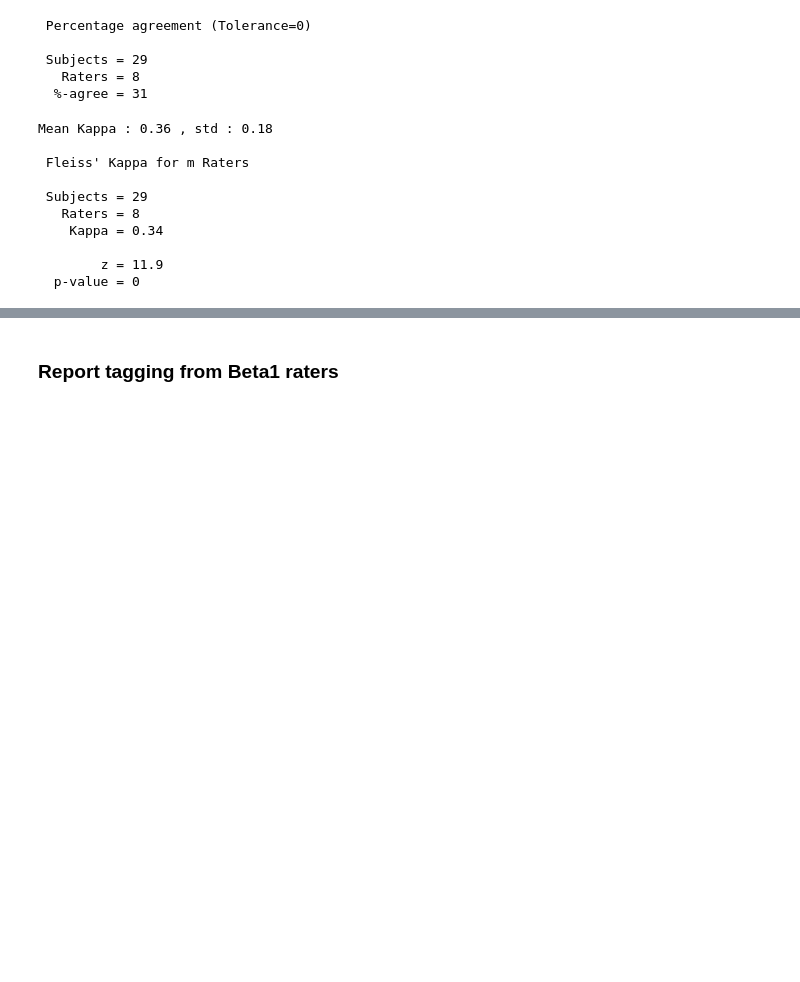
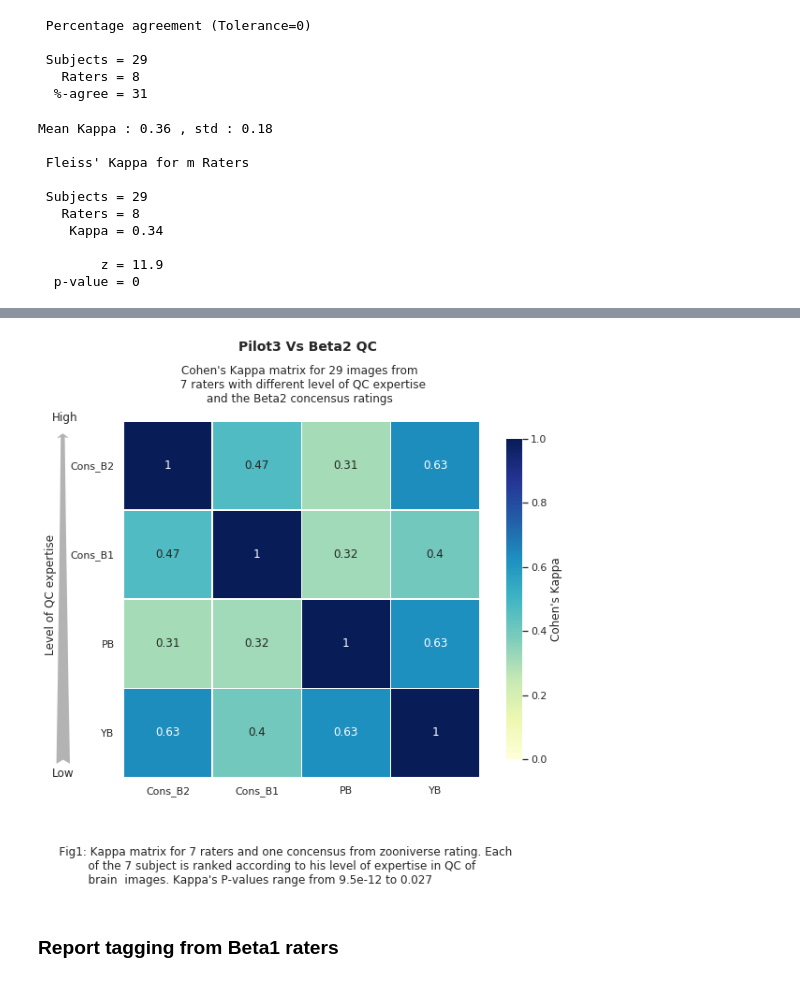
Before and after one commit to SIMEXP/brain_match, a Jupyter notebook: notebooks/Beta2_zooniverse_QC_results.ipynb, the cells around one changed output, grey strips where cells are left out. Saved outputs shown, nothing was run; the diff lists cells and outputs as text; code cells hidden in the pictures; blank space fills up the shorter version.

```diff
--- a/notebooks/Beta2_zooniverse_QC_results.ipynb
+++ b/notebooks/Beta2_zooniverse_QC_results.ipynb
@@ -484,0 +497,3 @@ Image(url= "https://i.stack.imgur.com/kYNd6.png" ,width=600, height=600)
+# %%
+pilot2 = pd.read_csv('../data/rating/Pilot2_internal_rating-PB_YB.csv')
+pilot2.head()
@@ -484,0 +531,4 @@ Image(url= "https://i.stack.imgur.com/kYNd6.png" ,width=600, height=600)
+# %%
+# Replace OK with 1 , Maybe with 2 and Fail with 3
+merge_ratings.replace({'OK':1,'Maybe':2, 'Fail':3}, inplace=True)
+merge_ratings.head()
@@ -484,0 +594,12 @@ Image(url= "https://i.stack.imgur.com/kYNd6.png" ,width=600, height=600)
+# %%
+# Get Kappa score out of all different combination of ratings
+kappa_df  = merge_ratings.drop(['ID'],axis=1)
+kappa_store, Pval_store = kappa_score(kappa_df)
+mean_kap = np.mean(kappa_store[np.triu_indices(len(kappa_store),k=1)])
+std_kap = np.std(kappa_store[np.triu_indices(len(kappa_store),k=1)])
+print('Mean Kappa : {0:.2f} , std : {1:.2f}\n'.format(mean_kap, std_kap))
+
+#calculte the over all kappa values of all ratings
+%Rpush kappa_df
+fleiss_kappa = %R kappam.fleiss(kappa_df,c(0,1,2))
+print(fleiss_kappa)
@@ -485,3 +617,44 @@ Image(url= "https://i.stack.imgur.com/kYNd6.png" ,width=600, height=600)
+# %%
+# Plot kappa matrix
+kappa_out = pd.DataFrame(kappa_store,
+                         index=kappa_df.columns.get_values(),
+                         columns=kappa_df.columns.get_values())
+
+
+# Set up the matplotlib figure
+f, axes = plt.subplots(figsize = (10,7))
+f.subplots_adjust(hspace= .8)
+
+f.suptitle('Pilot3 Vs Beta2 QC',x=0.49,y=1.05, fontsize=14, fontweight='bold')
+# Draw kappa heat map
+sns.heatmap(kappa_out,vmin=0,vmax=1,cmap="YlGnBu",
+            square=True,
+            annot=True,
+            linewidths=.5,
+            cbar_kws={"shrink": .9,"label": "Cohen's Kappa"},
+            ax=axes)
+axes.set_yticks([x+0.5 for x in range(len(kappa_df.columns))])
+axes.set_yticklabels(kappa_df.columns,rotation=0)
+axes.set_title("Cohen's Kappa matrix for {} images from \n  7 raters with different level of QC expertise \n and the Beta2 concensus ratings  ".format(len(merge_ratings)),
+               pad=20,fontsize=12)
+axes.annotate('Low', xy=(-0.17, 0.97),xytext=(-0.2, -0), xycoords='axes fraction',
+              arrowprops=dict(arrowstyle="fancy,tail_width=1.2,head_width=01",
+                            fc="0.7", ec="none",
+                            linewidth =2))
+
+# Caption
+pval = np.unique(Pval_store)[-1]
+txt = '''
+    Fig1: Kappa matrix for 7 raters and one concensus from zooniverse rating. Each
+            of the 7 subject is ranked according to his level of expertise in QC of
+            brain  images. Kappa's P-values range from {:.2g} to {:.2g} '''.format(Pval_store.min(), Pval_store.max())
+f.text(0.1,-0.1,txt,fontsize=12)
+f.text(0.11,0.88,'High',fontsize=12)
+f.text(0.10,0.62,'Level of QC expertise',fontsize=12,rotation=90)
+# Save figure
+f.savefig('../reports/figures/Pilot3-vs-Beta1-and-2_qc.svg')
+# %% [output]
+[figure, added]
 # %% [markdown]
 ### Report tagging from Beta1 raters
 # %%
```
Also changed, not shown: parts of 11 cells of this notebook, 17 other files.
